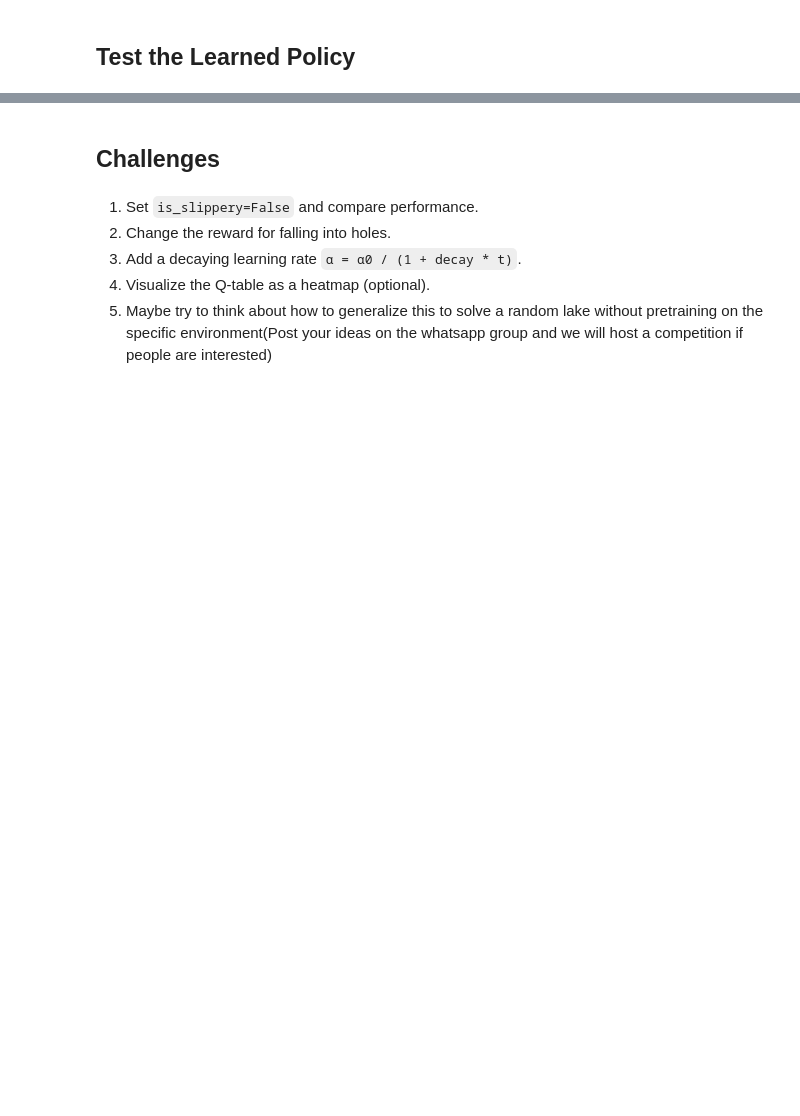
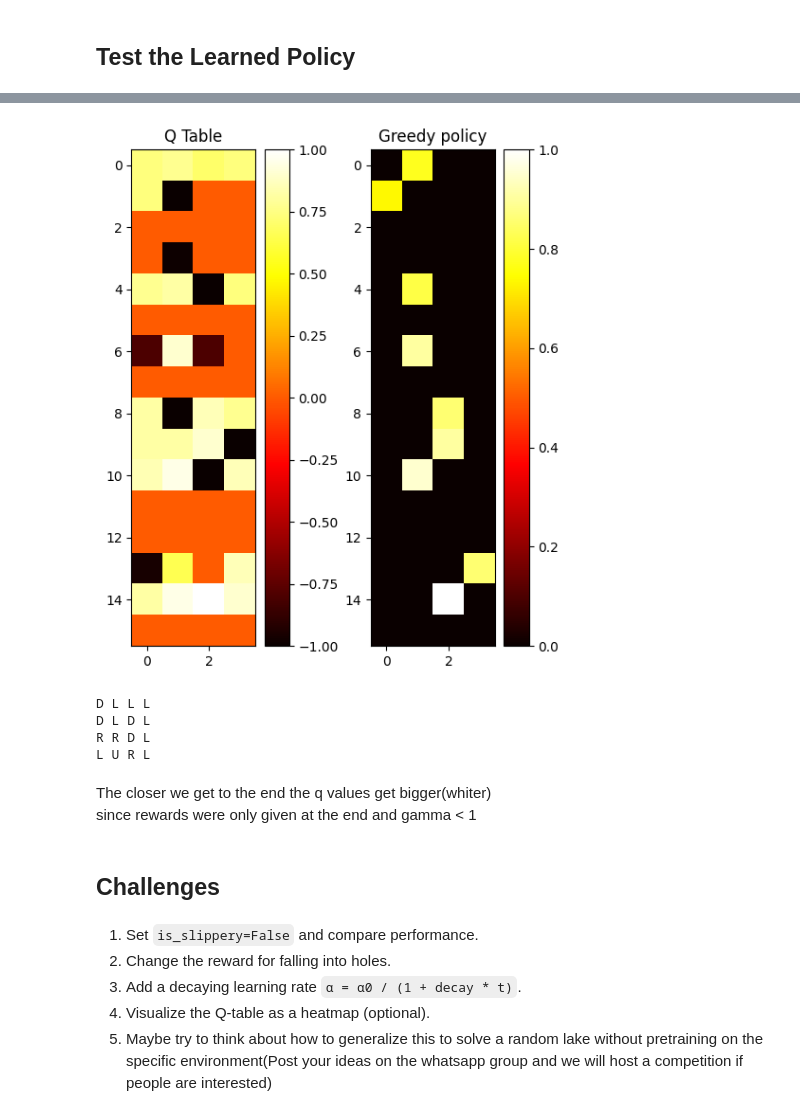
Before and after one commit to ujjwalyash/Battle-Of-The-Bots-SOC-2025, a Jupyter notebook: Week1/Week1_FrozenLake_Q_Learning.ipynb, the cells around one changed output, grey strips where cells are left out. Drawn from its saved outputs; the diff is of its cells as text; code cells hidden in the pictures; blank space fills up the shorter version.

```diff
--- a/Week1/Week1_FrozenLake_Q_Learning.ipynb
+++ b/Week1/Week1_FrozenLake_Q_Learning.ipynb
@@ -77,3 +179,53 @@ test_agent(Q)
+# %%
+fig, (ax1, ax2) = plt.subplots(figsize=(5, 6), ncols=2)
+
+plt.subplot(1, 2, 1)
+plot = ax1.imshow(Q, cmap='hot', interpolation='nearest')
+plt.title("Q Table")
+fig.colorbar(plot, ax=ax1)
+# plt.show()
+
+plt.subplot(1, 2, 2)
+plot = ax2.imshow(Q*(Q == Q.max(axis=1)[:, np.newaxis]), cmap='hot', interpolation='nearest')
+plt.title("Greedy policy")
+fig.colorbar(plot, ax=ax2)
+plt.tight_layout()
+plt.show()
+
+for i in range(4):
+    for j in range(4):
+        match Q.argmax(axis=1).reshape(4, 4)[i][j]:
+            case 0:
+                print("L ", end="")
+            case 1:
+                print("D ", end="")
+            case 2:
+                print("R ", end="")
+            case 3:
+                print("U ", end="")
+    print()
+
+
+# print(Q)
+# print(Q[Q.argmax(axis=1)[:, np.newaxis]])
+
+
+# fig.savefig(fname="noslip_400k_episode")
+
+# action space
+#   0 - left
+#   1 - down
+#   2 - right
+#   3 - up
+# %% [output]
+[figure, added]
+D L L L
+D L D L
+R R D L
+L U R L
+# %% [markdown]
+The closer we get to the end the q values get bigger(whiter)<br>
+since rewards were only given at the end and gamma < 1
 # %% [markdown]
 ## Challenges
 # %% [markdown]
```
Also changed, not shown: parts of 23 cells of this notebook, 4 other files.
